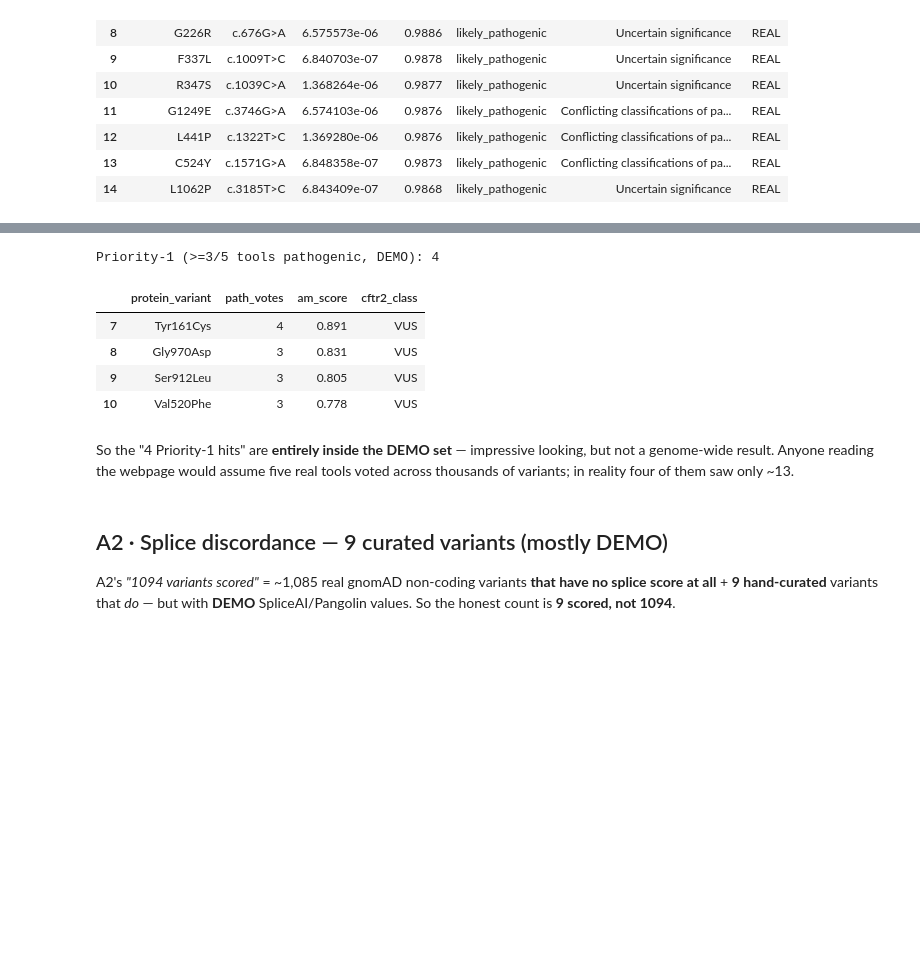
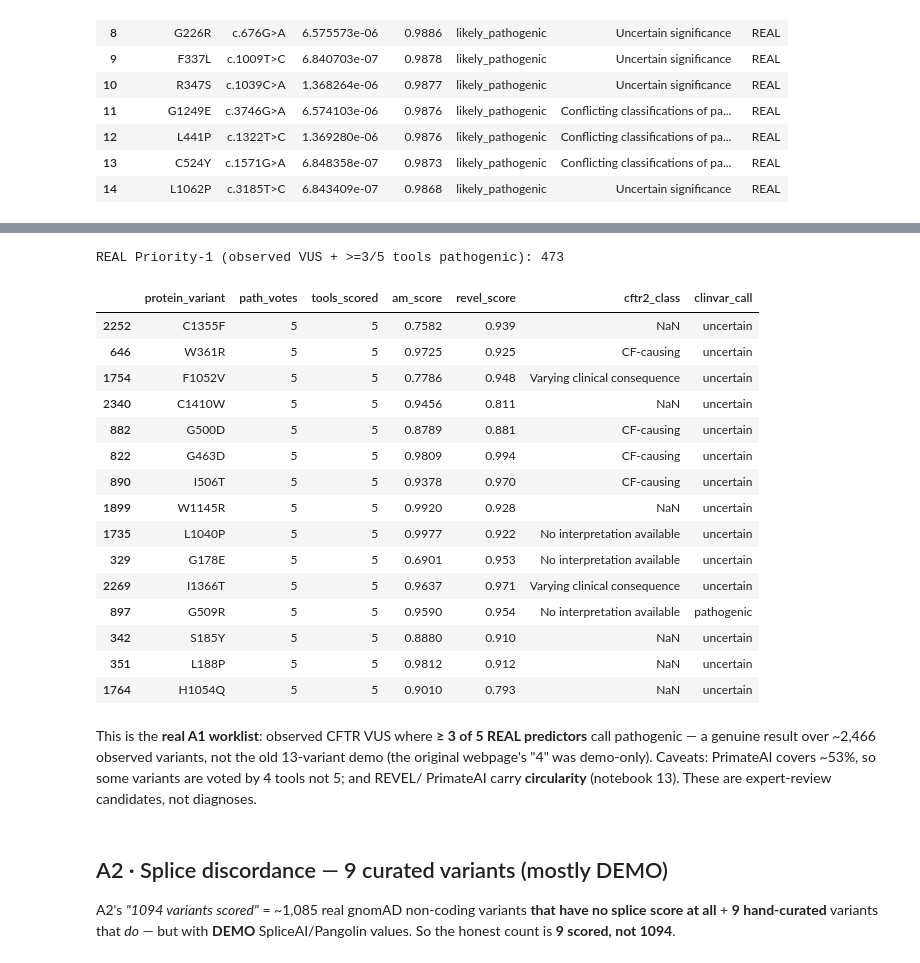
Before and after one commit to EvanWu19/cftr-phewas-toolkit, a Jupyter notebook: notebooks/12_integration_A1_A2.ipynb, the cells around one changed output, grey strips where cells are left out. Drawn from its saved outputs; the diff is of its cells as text; code cells hidden in the pictures; blank space fills up the shorter version.

```diff
--- a/notebooks/12_integration_A1_A2.ipynb
+++ b/notebooks/12_integration_A1_A2.ipynb
@@ -168,21 +180,36 @@ demo[["protein_variant","am_score","eve_score","esm1b_score","revel_score",
 # %%
-# Priority-1: VUS/uncertain by CFTR2 or ClinVar AND >=3/5 tools pathogenic
-is_vus = demo["cftr2_class"].astype(str).str.contains("VUS", na=False) | (demo["clinvar_call"] == "uncertain")
-p1 = demo[is_vus & (demo["path_votes"] >= 3)]
-print("Priority-1 (>=3/5 tools pathogenic, DEMO):", len(p1))
-p1[["protein_variant","path_votes","am_score","cftr2_class"]]
+# Priority-1: VUS/uncertain (CFTR2 or ClinVar) AND >= 3 of 5 REAL tools pathogenic
+is_vus = (master["cftr2_class"].astype(str).str.contains("VUS|No interpretation|Varying", na=False, regex=True)
+          | (master["clinvar_call"] == "uncertain"))
+p1 = master[is_vus & (master["path_votes"] >= 3)]
+print(f"REAL Priority-1 (observed VUS + >=3/5 tools pathogenic): {len(p1)}")
+p1.sort_values("path_votes", ascending=False).head(15)[
+    ["protein_variant", "path_votes", "tools_scored", "am_score", "revel_score", "cftr2_class", "clinvar_call"]]
 # %% [output]
-Priority-1 (>=3/5 tools pathogenic, DEMO): 4
+REAL Priority-1 (observed VUS + >=3/5 tools pathogenic): 473
-|  | protein_variant | path_votes | am_score | cftr2_class |
-| 7 | Tyr161Cys | 4 | 0.891 | VUS |
-| 8 | Gly970Asp | 3 | 0.831 | VUS |
-| 9 | Ser912Leu | 3 | 0.805 | VUS |
-| 10 | Val520Phe | 3 | 0.778 | VUS |
+|  | protein_variant | path_votes | tools_scored | am_score | revel_score | cftr2_class | clinvar_call |
+| 2252 | C1355F | 5 | 5 | 0.7582 | 0.939 | NaN | uncertain |
+| 646 | W361R | 5 | 5 | 0.9725 | 0.925 | CF-causing | uncertain |
+| 1754 | F1052V | 5 | 5 | 0.7786 | 0.948 | Varying clinical consequence | uncertain |
+| 2340 | C1410W | 5 | 5 | 0.9456 | 0.811 | NaN | uncertain |
+| 882 | G500D | 5 | 5 | 0.8789 | 0.881 | CF-causing | uncertain |
+| 822 | G463D | 5 | 5 | 0.9809 | 0.994 | CF-causing | uncertain |
+| 890 | I506T | 5 | 5 | 0.9378 | 0.970 | CF-causing | uncertain |
+| 1899 | W1145R | 5 | 5 | 0.9920 | 0.928 | NaN | uncertain |
+| 1735 | L1040P | 5 | 5 | 0.9977 | 0.922 | No interpretation available | uncertain |
+| 329 | G178E | 5 | 5 | 0.6901 | 0.953 | No interpretation available | uncertain |
+| 2269 | I1366T | 5 | 5 | 0.9637 | 0.971 | Varying clinical consequence | uncertain |
+| 897 | G509R | 5 | 5 | 0.9590 | 0.954 | No interpretation available | pathogenic |
+| 342 | S185Y | 5 | 5 | 0.8880 | 0.910 | NaN | uncertain |
+| 351 | L188P | 5 | 5 | 0.9812 | 0.912 | NaN | uncertain |
+| 1764 | H1054Q | 5 | 5 | 0.9010 | 0.793 | NaN | uncertain |
 # %% [markdown]
-So the "4 Priority-1 hits" are **entirely inside the DEMO set** — impressive
-looking, but not a genome-wide result. Anyone reading the webpage would assume
-five real tools voted across thousands of variants; in reality four of them saw
-only ~13.
+This is the **real A1 worklist**: observed CFTR VUS where **≥ 3 of 5 REAL
+predictors** call pathogenic — a genuine result over ~2,466 observed variants, not
+the old 13-variant demo (the original webpage's "4" was demo-only). Caveats:
+PrimateAI covers ~53%, so some variants are voted by 4 tools not 5; and REVEL/
+PrimateAI carry **circularity** (notebook 13). These are expert-review candidates,
+not diagnoses.
 # %% [markdown]
 ## A2 · Splice discordance — 9 curated variants (mostly DEMO)
 
```
Also changed, not shown: parts of 11 cells of this notebook, 25 other files.
